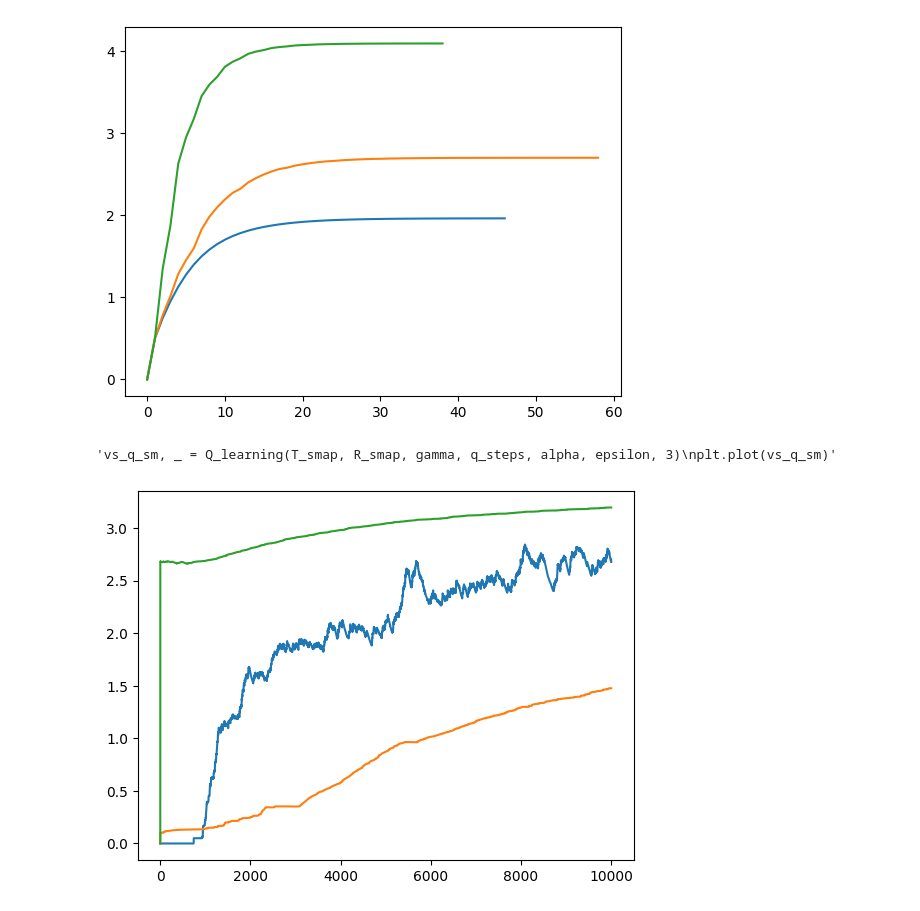
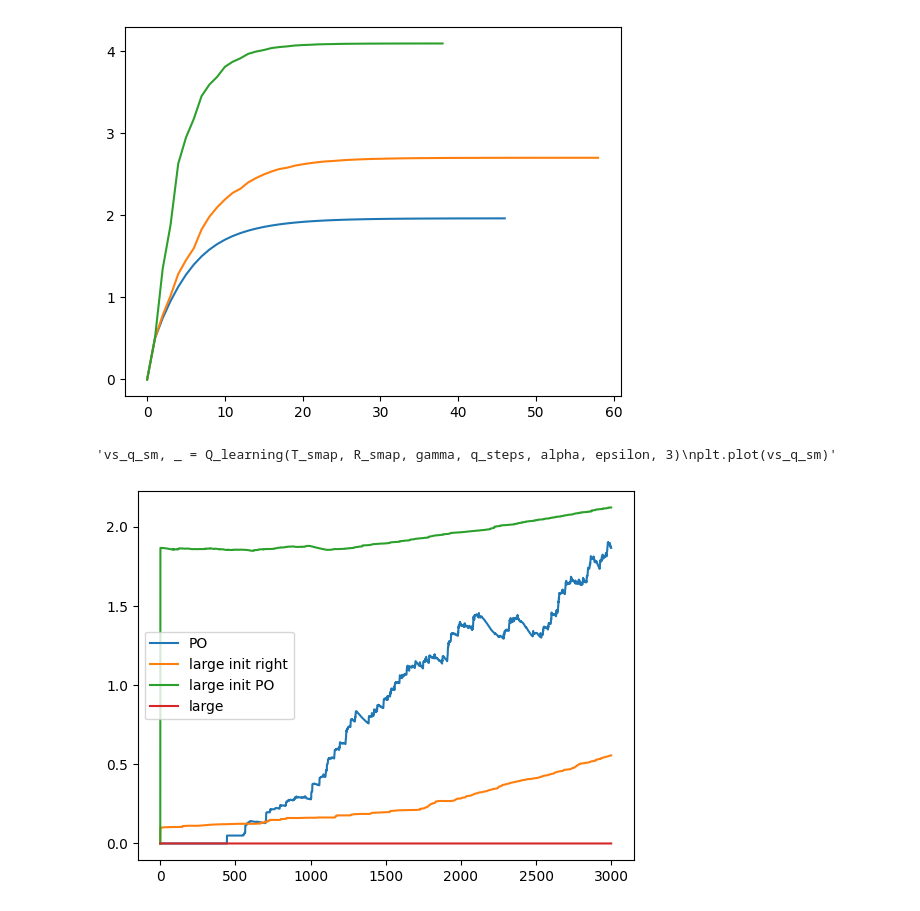
Before and after one commit to mihalybanyai/ait-compneuro-assignments, a Jupyter notebook: rl.ipynb, the cells around one changed output. Saved outputs shown, nothing was run; the diff lists cells and outputs as text; code cells hidden in the pictures.

```diff
--- a/rl.ipynb
+++ b/rl.ipynb
@@ -70,8 +70,10 @@ small_map = [
     [0, .75, 3]
 ]
 
-T_map, R_map = transition_probs(large_map, start_state=36)
-T_smap, R_smap = transition_probs(small_map, start_state=3)
+small_init_state = 3
+large_init_state = 36
+T_map, R_map = transition_probs(large_map, start_state=large_init_state)
+T_smap, R_smap = transition_probs(small_map, start_state=small_init_state)
 
 
 def value_iteration(T, R, gamma, delta_threshold):
@@ -134,50 +136,54 @@ def Q_learning(T, R, gamma, max_iter, alpha, epsilon, init_state, Q_init=None):
         else:
             best_actions = np.argwhere(Q[act_state, :] == np.amax(Q[act_state, :])).flatten().tolist()
             action = random.choice(best_actions)
 
         #print(T[act_state, :, action].flatten())
         next_state = np.random.choice(states, size=1, p=T[act_state, :, action].flatten())
         reward = R[next_state]
         TD = reward + gamma * Q[next_state, :].max()
         Q[act_state, action] = (1 - alpha) * Q[act_state, action] + alpha * TD
 
         act_state = next_state
         value_sums.append(Q.sum() / n_states)
     return value_sums, Q
 
-q_steps = 10000
+q_steps = 3000
 alpha = 0.1
 epsilon = 0.1
 
 Q_init_right = np.zeros((T_map.shape[0], T_map.shape[2]))
 Q_init_right[:, 2] = 0.1
 
-vs_q_po, Q_po = Q_learning(T, R, gamma, q_steps, alpha, epsilon, 3)
-plt.plot(vs_q_po)
+vs_q_po, Q_po = Q_learning(T, R, gamma, q_steps, alpha, epsilon, small_init_state)
+plt.plot(vs_q_po, label='PO')
 
 #print(Q_po)
 
-srow, scol = len(small_map), len(small_map[0])
-lrow, lcol = len(large_map), len(large_map[0])
-scale_coeff = int(lrow / srow)
-Q_init_coarse = np.zeros((T_map.shape[0], T_map.shape[2]))
-for sr in range(srow):
-    for sc in range(scol):
-        for lr in range(sr * scale_coeff, (sr + 1) * scale_coeff):
-            for lc in range(sc * scale_coeff, (sc + 1) * scale_coeff):
-                s_state = sr * scol + sc
-                l_state = lr * lcol + lc
-                Q_init_coarse[l_state, :] = Q_po[s_state, :]
+def coarse_grain_Q(small_map, large_map, Q_po):
+    srow, scol = len(small_map), len(small_map[0])
+    lrow, lcol = len(large_map), len(large_map[0])
+    scale_coeff = int(lrow / srow)
+    Q_init_coarse = np.zeros((lrow * lcol, Q_po.shape[1]))
+    for sr in range(srow):
+        for sc in range(scol):
+            for lr in range(sr * scale_coeff, (sr + 1) * scale_coeff):
+                for lc in range(sc * scale_coeff, (sc + 1) * scale_coeff):
+                    s_state = sr * scol + sc
+                    l_state = lr * lcol + lc
+                    Q_init_coarse[l_state, :] = Q_po[s_state, :]
+    return Q_init_coarse
 #print(Q_init_coarse)
 
 
-vs_q_lm, _ = Q_learning(T_map, R_map, gamma, q_steps, alpha, epsilon, 37, Q_init=Q_init_right)
-plt.plot(vs_q_lm)
-vs_q_lm, _ = Q_learning(T_map, R_map, gamma, q_steps, alpha, epsilon, 37, Q_init=Q_init_coarse)
-plt.plot(vs_q_lm)
-
+vs_q_lm_ir, _ = Q_learning(T_map, R_map, gamma, q_steps, alpha, epsilon, large_init_state, Q_init=Q_init_right)
+plt.plot(vs_q_lm_ir, label="large init right")
+vs_q_lm_ipo, _ = Q_learning(T_map, R_map, gamma, q_steps, alpha, epsilon, large_init_state, Q_init=coarse_grain_Q(small_map, large_map, Q_po))
+plt.plot(vs_q_lm_ipo, label="large init PO")
+vs_q_lm, _ = Q_learning(T_map, R_map, gamma, q_steps, alpha, epsilon, large_init_state, Q_init=None)
+plt.plot(vs_q_lm, label="large")
+plt.legend()
 """vs_q_sm, _ = Q_learning(T_smap, R_smap, gamma, q_steps, alpha, epsilon, 3)
 plt.plot(vs_q_sm)"""
 # %% [output]
 'vs_q_sm, _ = Q_learning(T_smap, R_smap, gamma, q_steps, alpha, epsilon, 3)\nplt.plot(vs_q_sm)'
-[figure, old version]
+[figure, new version]
```
Also changed, not shown: parts of 1 cell of this notebook.
